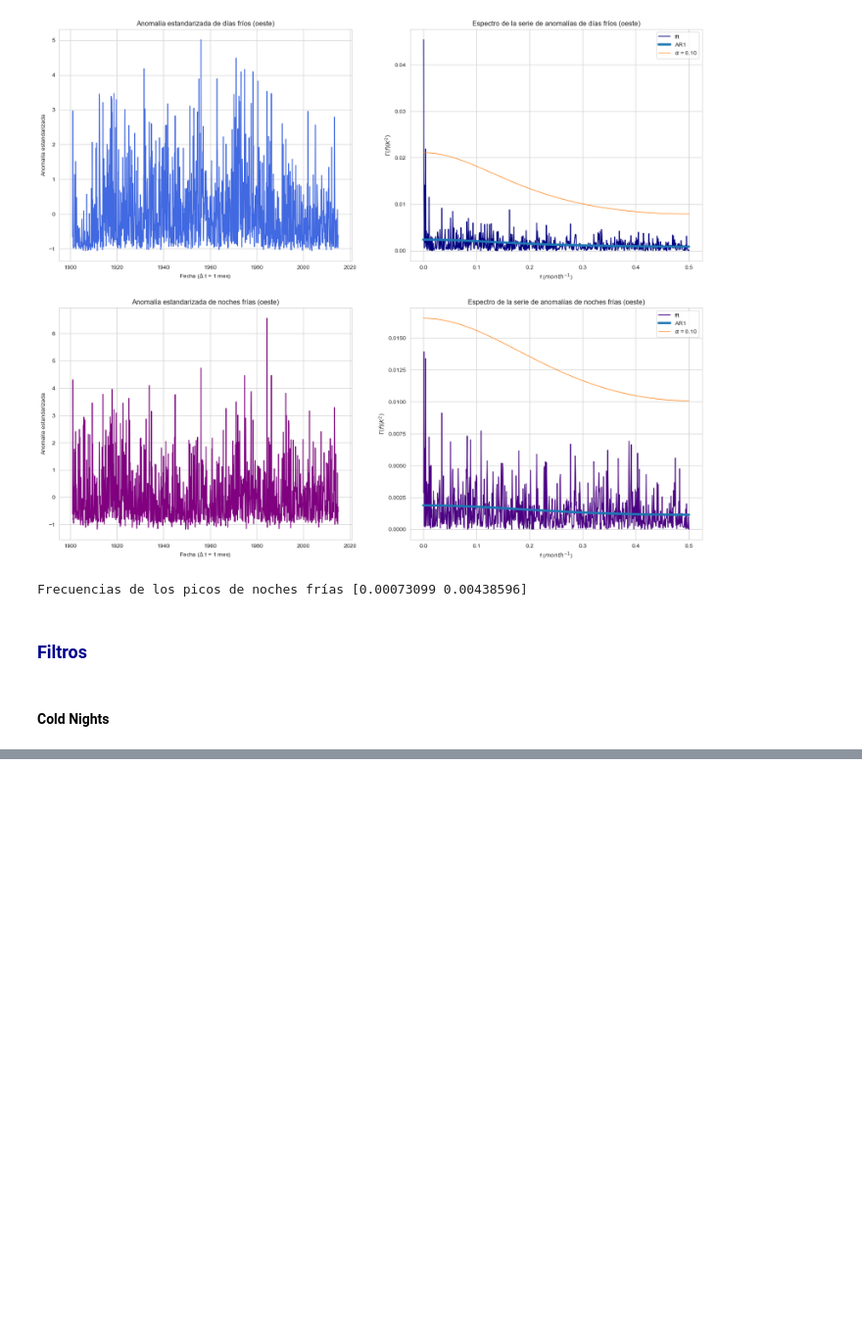
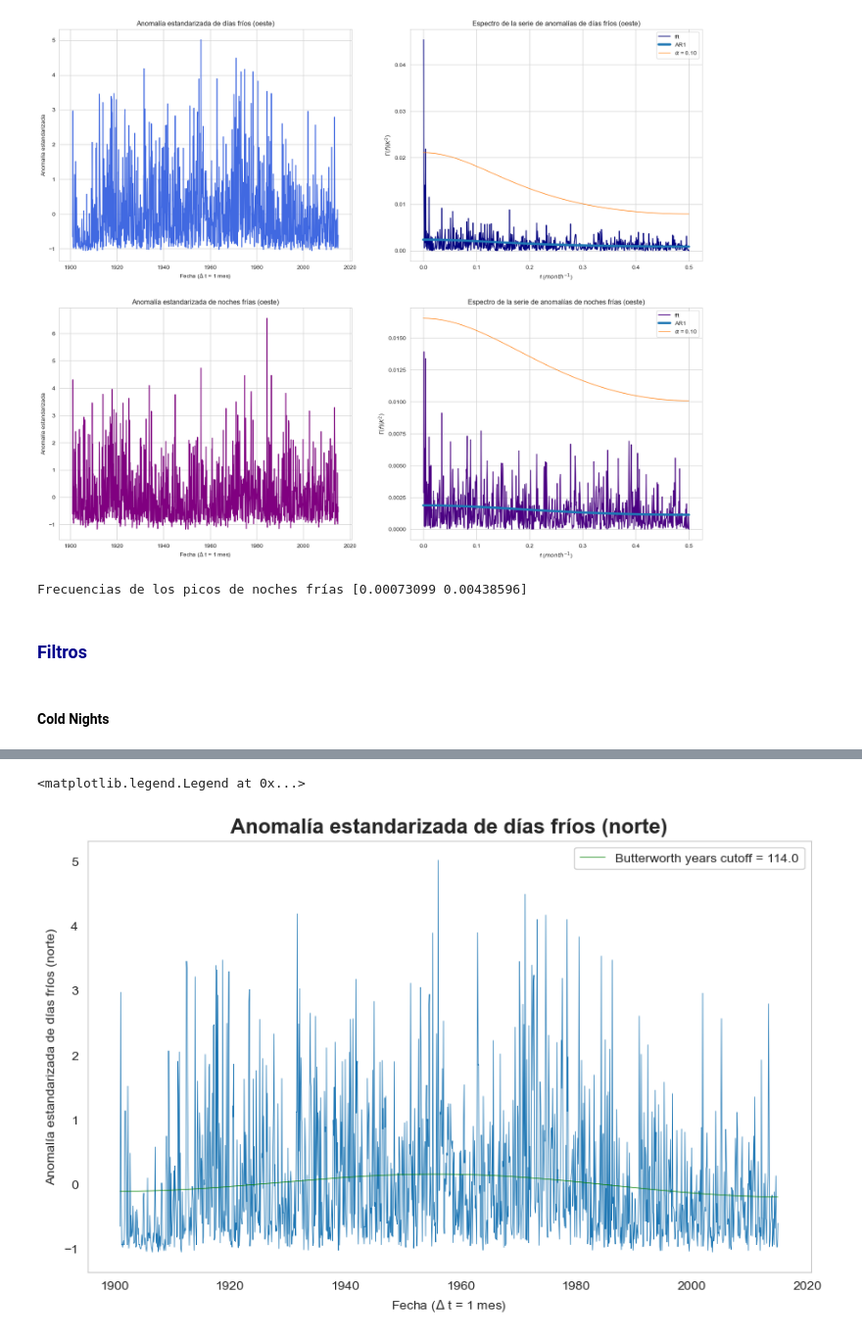
Before and after one commit to nagoremeabe/practica_2, a Jupyter notebook: practica2.ipynb, the cells around one changed output, grey strips where cells are left out. Shown at 98% size. Cells and saved outputs as stored; diff of their text form; code cells hidden in the pictures; blank space fills up the shorter version.

Commit message:
filtros amaituta

```diff
--- a/practica2.ipynb
+++ b/practica2.ipynb
@@ -1180,0 +1182,37 @@ fc 0.0045
+# %%
+fig,ax = plt.subplots(1,1,figsize=(10,6))
+
+# La señal inicial
+x = np.squeeze(np.array(anom_N_std))
+
+t = np.squeeze(np.array(anom_N_std.time))
+# t = np.squeeze(anom_O_std.time)
+# t = np.arange(0,int(t.size))
+print(int(t.size))
+print(np.array(anom_N_std.time))
+N = x.size
+ax.plot(t,x,linewidth=0.5)
+
+
+#Voy a usar la condición mínima derivada en ambos extremos:
+xtot = np.append(np.flip(x),[x,np.flip(x)])
+
+
+#Filtro de Butterworth, escogemos orden nominal 4
+#Cuidado que el filtro de Butter tiene la frecuencia normalizada con 1 correspondiendo a fmax=FNyquist (por eso se multiplica por 2)
+n = 4
+fc = cortes[0]
+b,a = signal.butter(n,2*fc,output='ba')
+#Filtro la señal ampliada y me quedo con la parte central:
+ytot = signal.filtfilt(b,a,xtot)
+yButter2 = ytot[N:2*N]
+
+
+ax.grid()
+ax.set_title(u'Anomalía estandarizada de días fríos (norte)',fontsize=16,weight='bold')
+ax.set_xlabel(r'Fecha ($\Delta$ t = 1 mes)')
+ax.set_ylabel(u'Anomalía estandarizada de días fríos (norte)')
+ax.plot(t,yButter2,linewidth= 0.5,color='green',label=f'Butterworth years cutoff = {np.round((1 / (fc*12)),1)}')
+# ax.set_xlim([1870,2020])
+ax.legend()
+# %% [output]
@@ -1180,0 +1223,2 @@ fc 0.0045
+<matplotlib.legend.Legend at 0x...>
+[figure, added]
```
Also changed, not shown: parts of 10 cells of this notebook.
